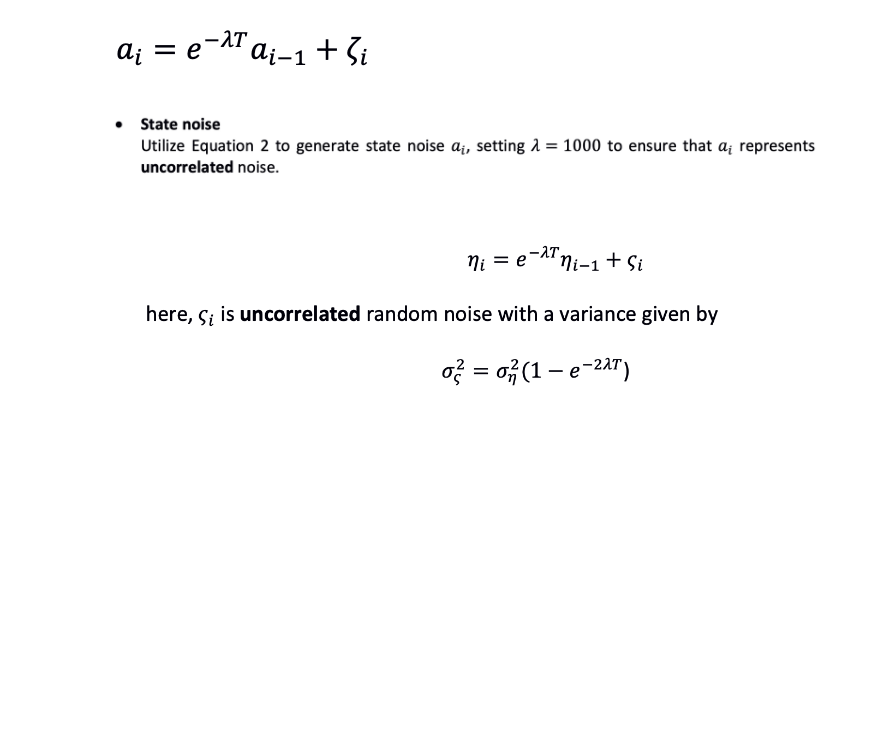
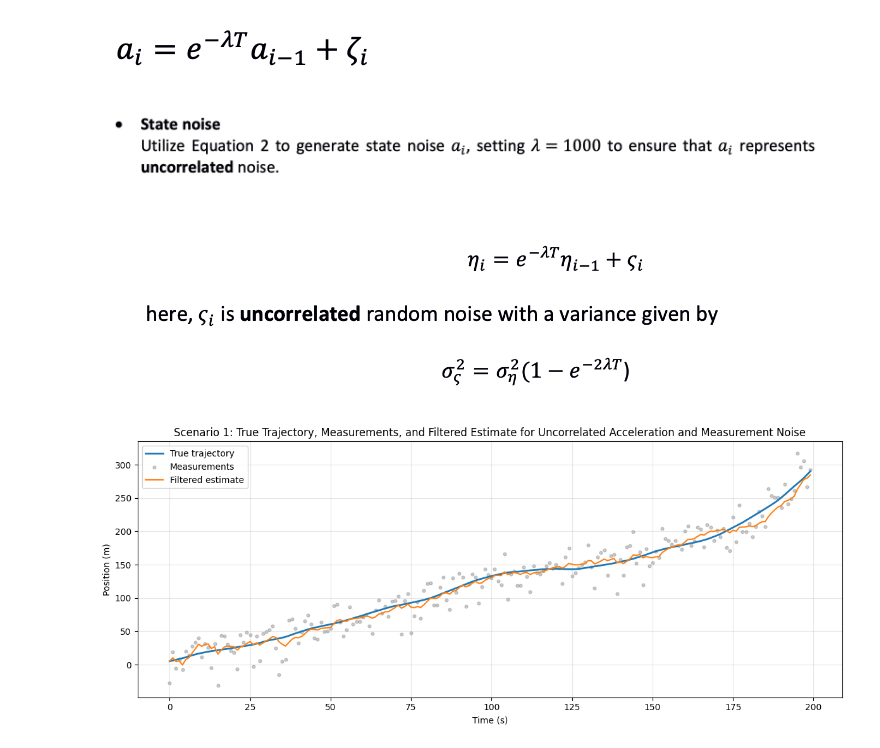
Before and after one commit to VladZg/Experimental-data-processing, a Jupyter notebook: task8/assignment8.ipynb, the cells around one changed output. Saved outputs shown, nothing was run; the diff lists cells and outputs as text; code cells hidden in the pictures; blank space fills up the shorter version.

```diff
--- a/task8/assignment8.ipynb
+++ b/task8/assignment8.ipynb
@@ -132,7 +132,7 @@ def get_final_sigma(lam, variance_eta=VARIANCE_ETA, t=T):
     return np.random.normal(loc=0.0, scale=np.sqrt(variance_fsigma))
 
 # a function to generate measurements of the coordinate
-def generate_measurements(true_trajectory, eta, lam, t=T, sigma_eta=np.sqrt(VARIANCE_ETA)):
+def generate_measurements(true_trajectory, lam, t=T, sigma_eta=np.sqrt(VARIANCE_ETA)):
     measurements = np.zeros(len(true_trajectory))
     eta = np.random.normal(loc=0.0, scale=sigma_eta)
 
@@ -140,3 +140,37 @@ def generate_measurements(true_trajectory, eta, lam, t=T, sigma_eta=np.sqrt(VARI
         eta = np.exp(-lam * t) * eta + get_final_sigma(lam)
         measurements[i] = true_trajectory[i] + eta
     return measurements
+# %%
+# scenario 1: uncorrelated state and measurement noise
+true_trajectory, true_velocity = generate_true_trajectory(
+    lam=LAMBDA_UNCORRELATED
+)
+
+measurements = generate_measurements(
+    true_trajectory,
+    lam=LAMBDA_UNCORRELATED
+)
+
+x_pred, p_pred, x_filt, p_filt, k = kalman_filter(
+    measurements, PHI, H, Q, R, X_0_0, P_0_0
+)
+
+time = np.arange(POINTS) * T
+
+plt.figure(figsize=(12, 5))
+plt.plot(time, true_trajectory, label="True trajectory", linewidth=2)
+plt.scatter(
+    time, measurements,
+    label="Measurements", s=12, alpha=0.4, color="gray"
+)
+plt.plot(time, x_filt[:, 0, 0], label="Filtered estimate")
+
+plt.xlabel("Time (s)")
+plt.ylabel("Position (m)")
+plt.title("Scenario 1: True Trajectory, Measurements, and Filtered Estimate for Uncorrelated Acceleration and Measurement Noise")
+plt.legend()
+plt.grid(alpha=0.3)
+plt.tight_layout()
+plt.show()
+# %% [output]
+[figure, added]
```
Also changed, not shown: parts of 9 cells of this notebook.
